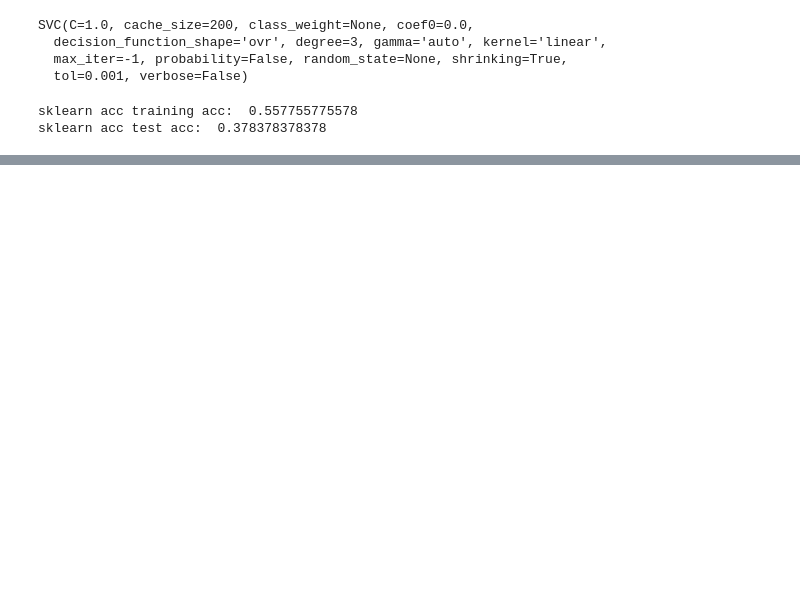
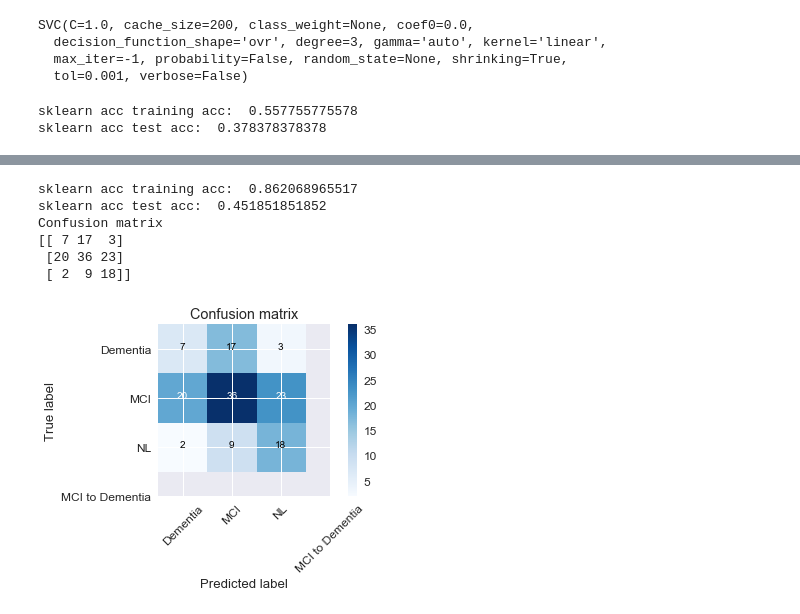
Before and after one commit to kechavez/AD_Classification, a Jupyter notebook: Alzheimer Visualization and Learning.ipynb, the cells around one changed output, grey strips where cells are left out. Cells and saved outputs as stored; diff of their text form; code cells hidden in the pictures; blank space fills up the shorter version.

```diff
--- a/Alzheimer Visualization and Learning.ipynb
+++ b/Alzheimer Visualization and Learning.ipynb
@@ -264,0 +359,6 @@ Confusion matrix
+# %%
+# Fit a linear kernel SVM model
+# y_train, y_test = y_train.T[0], y_test.T[0]
+print('training svm model')
+linearsvm_model = svm.SVC(kernel='linear', verbose=2, max_iter=10000000)
+linearsvm_model.fit(x_train, y_train)
@@ -264,0 +372,20 @@ Confusion matrix
+# %%
+# Evaluate using test set.
+output_label = {0:'Converted', 1:'Demented', 2:'Nondemented'}
+predicted_labels = linearsvm_model.predict(x_test)
+print('sklearn acc training acc: ', accuracy_score(y_train, linearsvm_model.predict(x_train)))
+print('sklearn acc test acc: ', accuracy_score(y_test, predicted_labels))
+
+# Confusion Matrix
+cnf_matrix=confusion_matrix(y_test, predicted_labels)
+class_names=list(['Dementia','MCI','NL','MCI to Dementia'])
+
+plot_confusion_matrix(cnf_matrix, classes=class_names, title='Confusion matrix')
+# %% [output]
+sklearn acc training acc:  0.862068965517
+sklearn acc test acc:  0.451851851852
+Confusion matrix
+[[ 7 17  3]
+ [20 36 23]
+ [ 2  9 18]]
+[figure, added]
```
Also changed, not shown: parts of 7 cells of this notebook, 1 other file.
